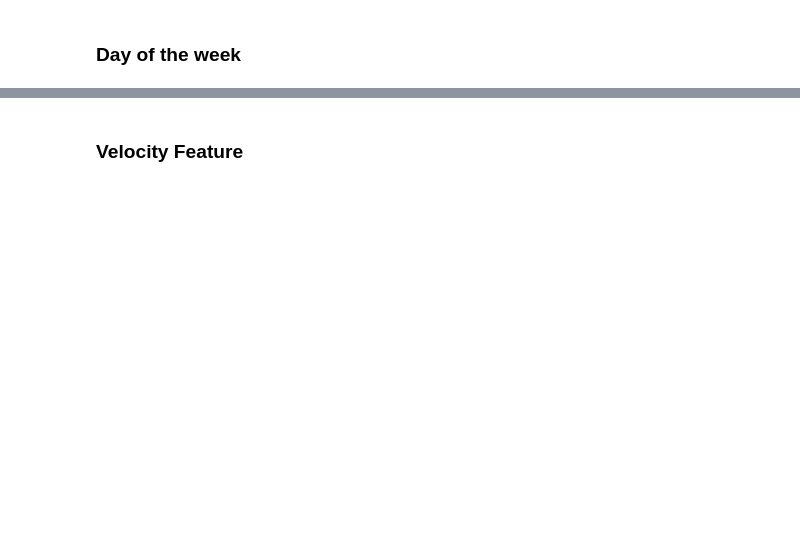
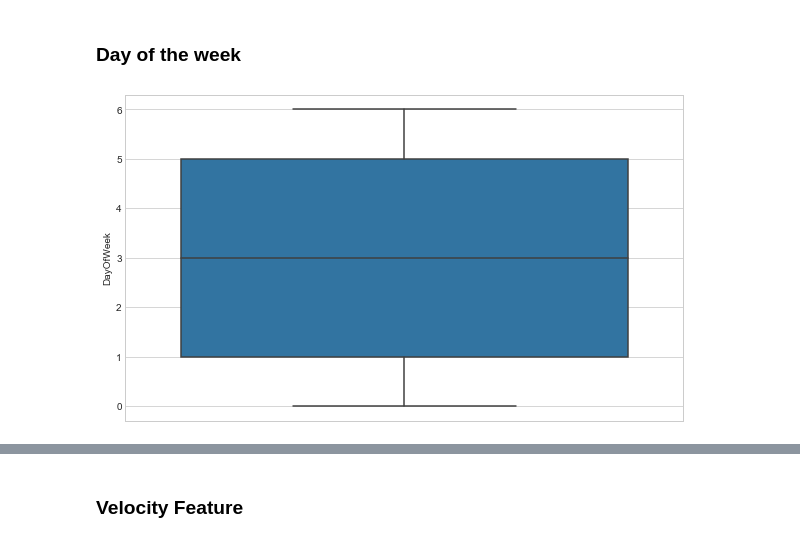
Before and after one commit to mak199/Task2-PracticalDataScience, a Jupyter notebook: Task 2 Advanced Practical Data Science.ipynb, the cells around one changed output, grey strips where cells are left out. Cells and saved outputs as stored; diff of their text form; code cells hidden in the pictures; blank space fills up the shorter version.

```diff
--- a/Task 2 Advanced Practical Data Science.ipynb
+++ b/Task 2 Advanced Practical Data Science.ipynb
@@ -557,2 +572,10 @@ ax = sns.boxplot(y="PickUpTime",data = dataset)
+# %%
+dataset["DropOffTime"] =  dropOffTime.abs()
+test_dataset["DropOffTime"] =  dropOffTime_test.abs()
 # %% [markdown]
 ### Day of the week
+# %%
+s = []
+s_test = []
+pickup = pd.to_datetime(dataset.tpep_pickup_datetime)
+pickup_test = pd.to_datetime(test_dataset.tpep_pickup_datetime)
@@ -558,0 +592,6 @@ ax = sns.boxplot(y="PickUpTime",data = dataset)
+# %%
+fig = plt.figure(figsize = (10,6))
+sns.set_style("whitegrid")
+ax = sns.boxplot(y="DayOfWeek",data = dataset)
+# %% [output]
+[figure, added]
```
Also changed, not shown: parts of 40 cells of this notebook.
